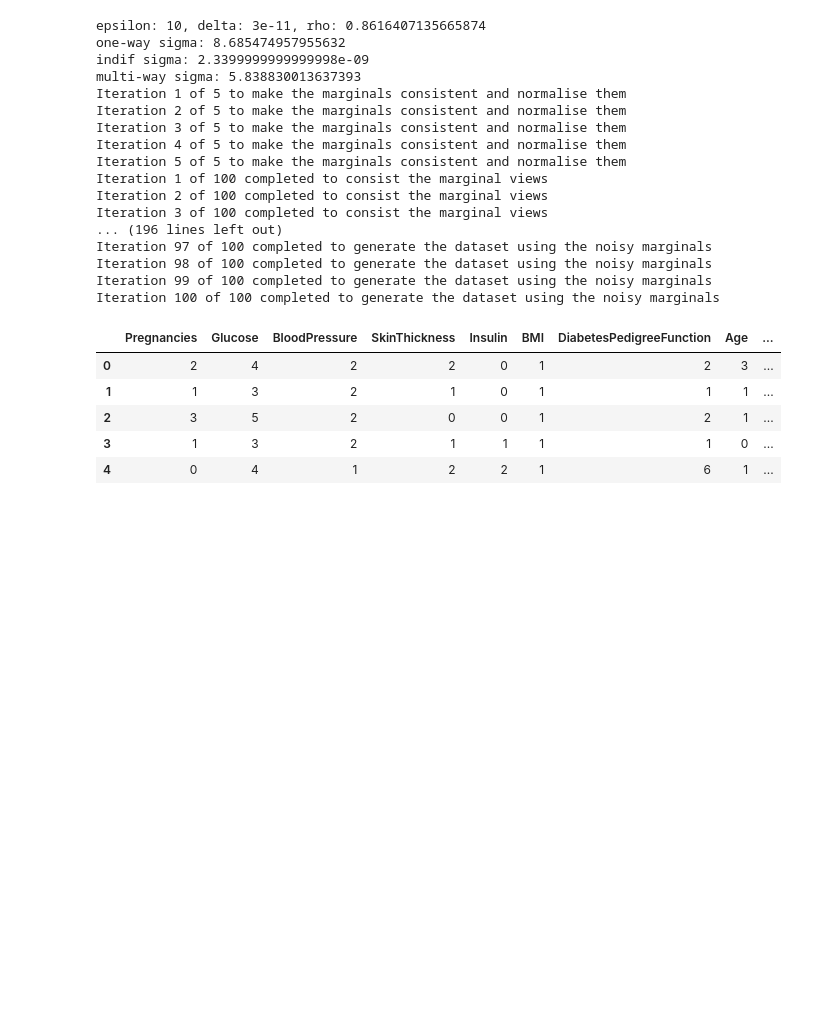
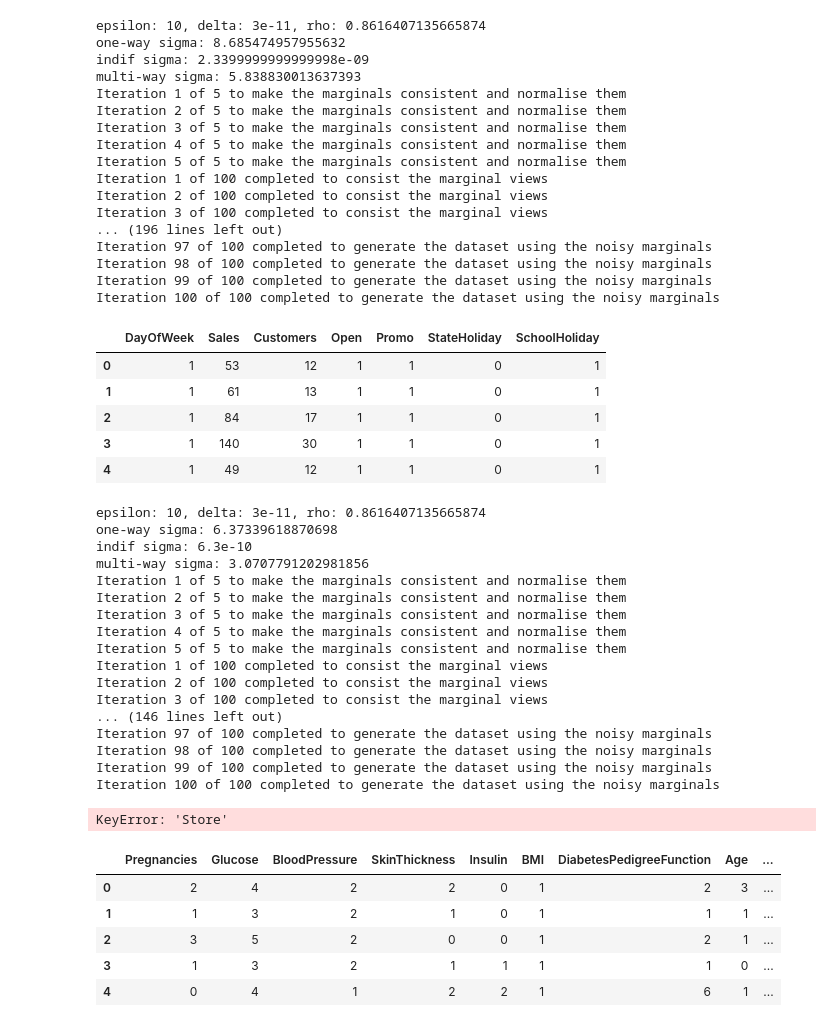
Before and after one commit to ArthurChen189/cs848-group-project, a Jupyter notebook: DP_STOA/PrivSyn/dp-stoa-notebook.ipynb, the cells around one changed output. Drawn from its saved outputs; the diff is of its cells as text; code cells hidden in the pictures; blank space fills up the shorter version.

Commit message:
synthesize Cleaned up evaluation metric functions.

```diff
--- a/DP_STOA/PrivSyn/dp-stoa-notebook.ipynb
+++ b/DP_STOA/PrivSyn/dp-stoa-notebook.ipynb
@@ -70,6 +70,72 @@ Iteration 97 of 100 completed to generate the dataset using the noisy marginals
 Iteration 98 of 100 completed to generate the dataset using the noisy marginals
 Iteration 99 of 100 completed to generate the dataset using the noisy marginals
 Iteration 100 of 100 completed to generate the dataset using the noisy marginals
+# %%
+import pandas as pd
+
+datasetType = 'rossmann'
+privSynDataFolder = 'rossmann'
+# Load the adult training data
+train_df = pd.read_csv(f'../../datasets/preprocessed/{datasetType}/{datasetType}_train.csv')
+num_samples = max(len(train_df), 1000)
+
+# Initialize PrivSyn components with adult train data but keep other config files
+dl = DataLoader(f'../../datasets/preprocessed/{datasetType}/{datasetType}_train.csv',
+                f'../datasets/{privSynDataFolder}/data.yaml',
+                f'../datasets/{privSynDataFolder}/column_info.json',
+                f'../datasets/{privSynDataFolder}/loading_data.json')
+dl.data_loader()
+dl.all_indifs(dl.private_data)
+
+# Anonymising the data
+epsilon = 10
+delta = 3e-11
+anon = Anonymisation(epsilon=epsilon, delta=delta)
+anon.anonymiser(dl)
+
+# Consistenting the data
+cons = Consistenter(anon, dl.all_attrs)
+cons.make_consistent(iterations=5)
+
+# Synthesising the data
+gum = GraduallyUpdateMethod(dl, cons)
+gum.initialiser(view_iterations=100)
+syn_data = gum.synthesize(iterations=100, num_records=num_samples)
+
+# Post-processing the data
+processor_private = RecordPostprocessor(dl.private_data, dl.configpath, dl.datainfopath, dl.decode_mapping)
+processor_public = RecordPostprocessor(syn_data, dl.configpath, dl.datainfopath, dl.decode_mapping)
+original_adult_data = processor_private.post_process()
+synthesised_dp_stoa_adult_data = processor_public.post_process()
+
+# Save the synthesized data
+synthesised_dp_stoa_adult_data.to_csv(f'synthesized/{datasetType}_train_synthetic.csv', index=False)
+print(f"Generated {num_samples} synthetic samples and saved to synthesized/{datasetType}_train_synthetic.csv")
+# %% [output]
+|  | DayOfWeek | Sales | Customers | Open | Promo | StateHoliday | SchoolHoliday |
+| 0 | 1 | 53 | 12 | 1 | 1 | 0 | 1 |
+| 1 | 1 | 61 | 13 | 1 | 1 | 0 | 1 |
+| 2 | 1 | 84 | 17 | 1 | 1 | 0 | 1 |
+| 3 | 1 | 140 | 30 | 1 | 1 | 0 | 1 |
+| 4 | 1 | 49 | 12 | 1 | 1 | 0 | 1 |
+epsilon: 10, delta: 3e-11, rho: 0.8616407135665874
+one-way sigma: 6.37339618870698
+indif sigma: 6.3e-10
+multi-way sigma: 3.0707791202981856
+Iteration 1 of 5 to make the marginals consistent and normalise them
+Iteration 2 of 5 to make the marginals consistent and normalise them
+Iteration 3 of 5 to make the marginals consistent and normalise them
+Iteration 4 of 5 to make the marginals consistent and normalise them
+Iteration 5 of 5 to make the marginals consistent and normalise them
+Iteration 1 of 100 completed to consist the marginal views
+Iteration 2 of 100 completed to consist the marginal views
+Iteration 3 of 100 completed to consist the marginal views
+... (146 lines left out)
+Iteration 97 of 100 completed to generate the dataset using the noisy marginals
+Iteration 98 of 100 completed to generate the dataset using the noisy marginals
+Iteration 99 of 100 completed to generate the dataset using the noisy marginals
+Iteration 100 of 100 completed to generate the dataset using the noisy marginals
+KeyError: 'Store'
 # %%
 #load the diabetes dataset
 dl_diabetes = DataLoader('../datasets/Diabetes/diabetes.csv', '../datasets/Diabetes/data.yaml', '../datasets/Diabetes/column_info.json', '../datasets/Diabetes/loading_data.json')
```
Also changed, not shown: parts of 2 cells of this notebook, 19 other files.
